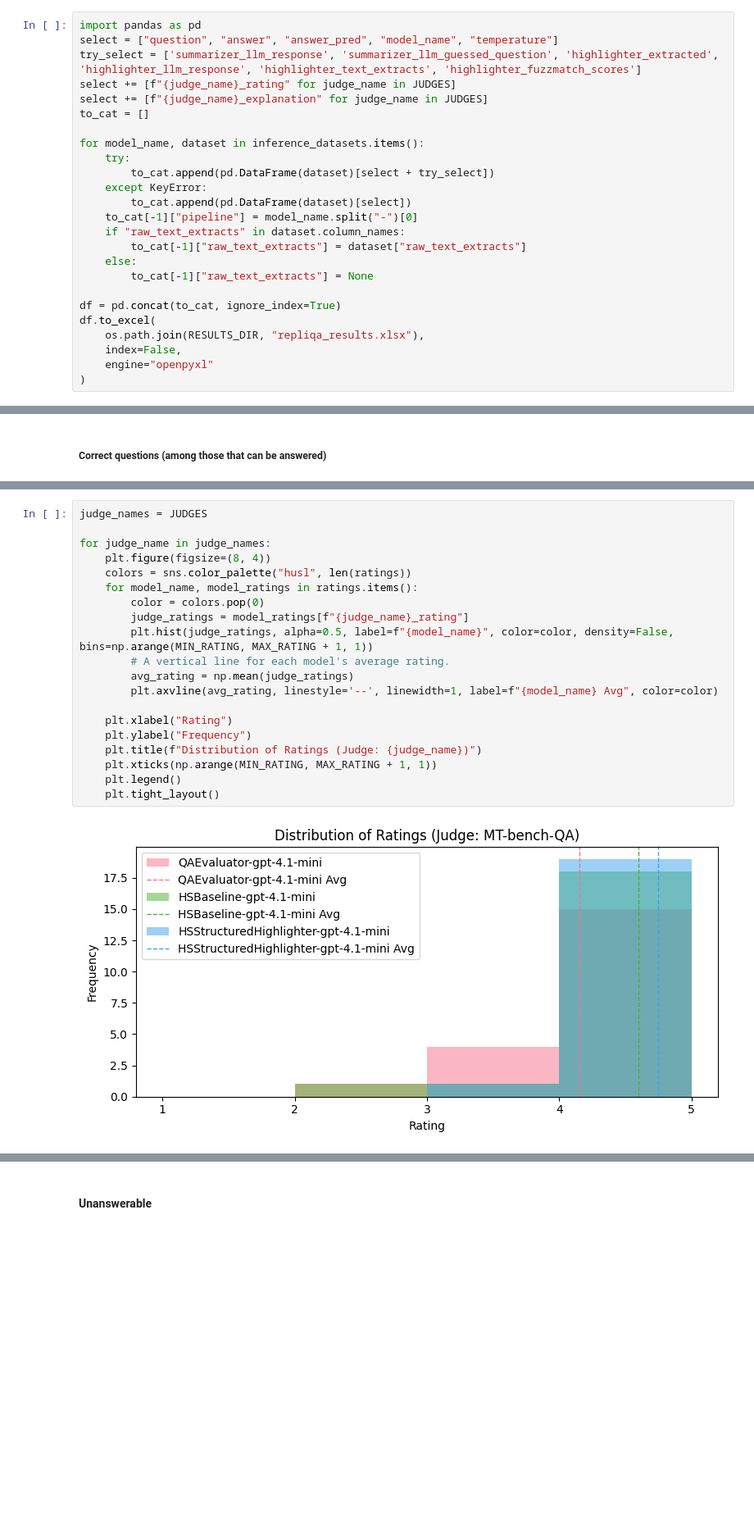
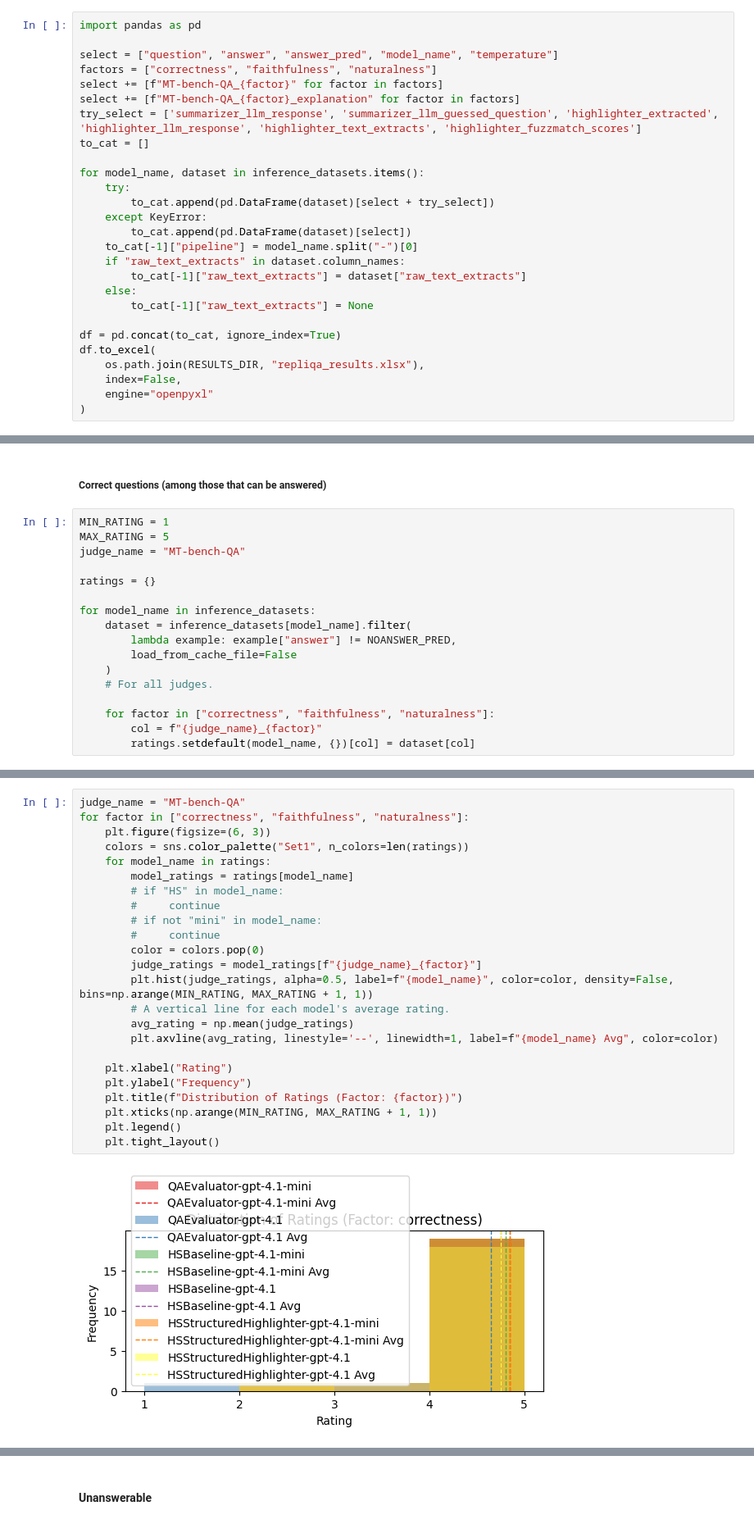
Before and after one commit to microsoft/highlight-summarize, a Jupyter notebook: experiments.ipynb, the cells around one changed output, grey strips where cells are left out. Shown: that part at 82% size. Cells and saved outputs as stored; diff of their text form; blank space fills up the shorter version.

Commit message:
update experiments nb with new judge

```diff
--- a/experiments.ipynb
+++ b/experiments.ipynb
@@ -196,10 +200,12 @@ Storing judged predictions for: gpt-4.1-mini with HSStructuredHighlighter pipeli
 **Store to Excel for manual inspection**
 # %%
 import pandas as pd
+
 select = ["question", "answer", "answer_pred", "model_name", "temperature"]
+factors = ["correctness", "faithfulness", "naturalness"]
+select += [f"MT-bench-QA_{factor}" for factor in factors]
+select += [f"MT-bench-QA_{factor}_explanation" for factor in factors]
 try_select = ['summarizer_llm_response', 'summarizer_llm_guessed_question', 'highlighter_extracted', 'highlighter_llm_response', 'highlighter_text_extracts', 'highlighter_fuzzmatch_scores']
-select += [f"{judge_name}_rating" for judge_name in JUDGES]
-select += [f"{judge_name}_explanation" for judge_name in JUDGES]
 to_cat = []
 
 for model_name, dataset in inference_datasets.items():
@@ -244,2 +232,19 @@ Loading: True
 # %% [markdown]
 ##### Correct questions (among those that can be answered)
+# %%
+MIN_RATING = 1
+MAX_RATING = 5
+judge_name = "MT-bench-QA"
+
+ratings = {}
+
+for model_name in inference_datasets:
+    dataset = inference_datasets[model_name].filter(
+        lambda example: example["answer"] != NOANSWER_PRED,
+        load_from_cache_file=False
+    )
+    # For all judges.
+
+    for factor in ["correctness", "faithfulness", "naturalness"]:
+        col = f"{judge_name}_{factor}"
+        ratings.setdefault(model_name, {})[col] = dataset[col]
@@ -246,22 +258,26 @@ Loading: True
 # %%
-judge_names = JUDGES
-
-for judge_name in judge_names:
-    plt.figure(figsize=(8, 4))
-    colors = sns.color_palette("husl", len(ratings))
-    for model_name, model_ratings in ratings.items():
+judge_name = "MT-bench-QA"
+for factor in ["correctness", "faithfulness", "naturalness"]:
+    plt.figure(figsize=(6, 3))
+    colors = sns.color_palette("Set1", n_colors=len(ratings))
+    for model_name in ratings:
+        model_ratings = ratings[model_name]
+        # if "HS" in model_name:
+        #     continue
+        # if not "mini" in model_name:
+        #     continue
         color = colors.pop(0)
-        judge_ratings = model_ratings[f"{judge_name}_rating"]
+        judge_ratings = model_ratings[f"{judge_name}_{factor}"]
         plt.hist(judge_ratings, alpha=0.5, label=f"{model_name}", color=color, density=False, bins=np.arange(MIN_RATING, MAX_RATING + 1, 1))
         # A vertical line for each model's average rating.
         avg_rating = np.mean(judge_ratings)
         plt.axvline(avg_rating, linestyle='--', linewidth=1, label=f"{model_name} Avg", color=color)
 
     plt.xlabel("Rating")
     plt.ylabel("Frequency")
-    plt.title(f"Distribution of Ratings (Judge: {judge_name})")
+    plt.title(f"Distribution of Ratings (Factor: {factor})")
     plt.xticks(np.arange(MIN_RATING, MAX_RATING + 1, 1))
     plt.legend()
     plt.tight_layout()
 # %% [output]
-[figure, old version]
+[figure, new version]
```
Also changed, not shown: parts of 13 cells of this notebook.
